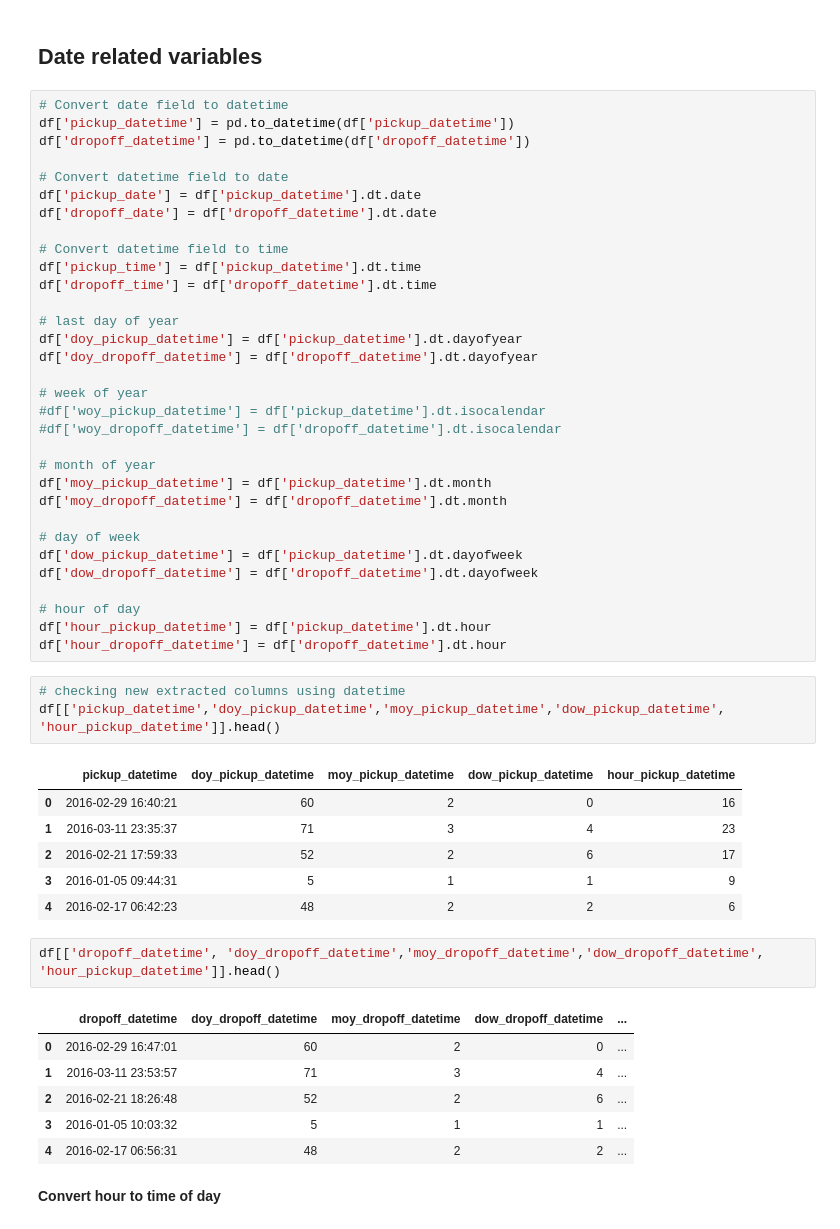
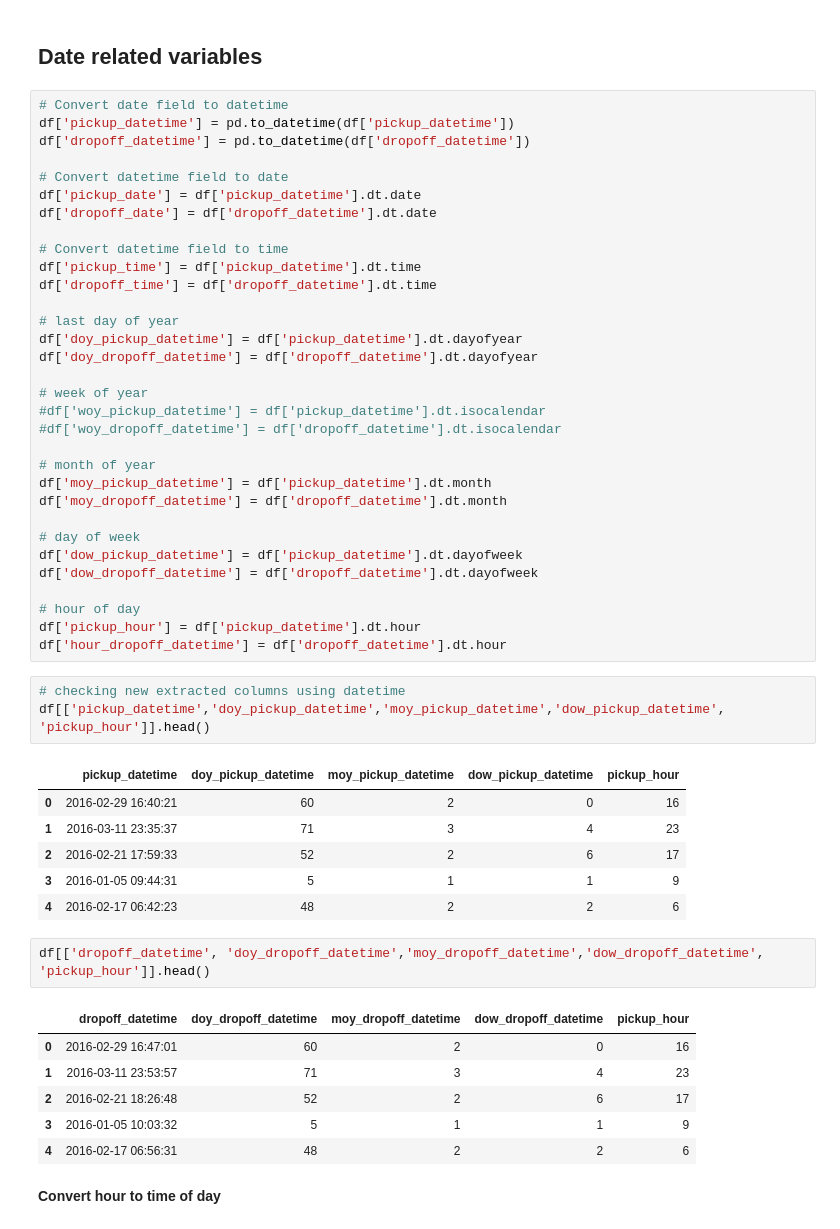
Before and after one commit to namozhdehi/KSR, a Jupyter notebook: NYC_Taxi_EDA.ipynb, the cells around one changed output. Cells and saved outputs as stored; diff of their text form.

```diff
--- a/NYC_Taxi_EDA.ipynb
+++ b/NYC_Taxi_EDA.ipynb
@@ -171,26 +171,26 @@ df['dow_pickup_datetime'] = df['pickup_datetime'].dt.dayofweek
 df['dow_dropoff_datetime'] = df['dropoff_datetime'].dt.dayofweek
 
 # hour of day
-df['hour_pickup_datetime'] = df['pickup_datetime'].dt.hour
+df['pickup_hour'] = df['pickup_datetime'].dt.hour
 df['hour_dropoff_datetime'] = df['dropoff_datetime'].dt.hour
 # %%
 # checking new extracted columns using datetime
-df[['pickup_datetime','doy_pickup_datetime','moy_pickup_datetime','dow_pickup_datetime', 'hour_pickup_datetime']].head()
+df[['pickup_datetime','doy_pickup_datetime','moy_pickup_datetime','dow_pickup_datetime', 'pickup_hour']].head()
 # %% [output]
-|  | pickup_datetime | doy_pickup_datetime | moy_pickup_datetime | dow_pickup_datetime | hour_pickup_datetime |
+|  | pickup_datetime | doy_pickup_datetime | moy_pickup_datetime | dow_pickup_datetime | pickup_hour |
 | 0 | 2016-02-29 16:40:21 | 60 | 2 | 0 | 16 |
 | 1 | 2016-03-11 23:35:37 | 71 | 3 | 4 | 23 |
 | 2 | 2016-02-21 17:59:33 | 52 | 2 | 6 | 17 |
 | 3 | 2016-01-05 09:44:31 | 5 | 1 | 1 | 9 |
 | 4 | 2016-02-17 06:42:23 | 48 | 2 | 2 | 6 |
 # %%
-df[['dropoff_datetime', 'doy_dropoff_datetime','moy_dropoff_datetime','dow_dropoff_datetime', 'hour_pickup_datetime']].head()
+df[['dropoff_datetime', 'doy_dropoff_datetime','moy_dropoff_datetime','dow_dropoff_datetime', 'pickup_hour']].head()
 # %% [output]
-|  | dropoff_datetime | doy_dropoff_datetime | moy_dropoff_datetime | dow_dropoff_datetime | ... |
-| 0 | 2016-02-29 16:47:01 | 60 | 2 | 0 | ... |
-| 1 | 2016-03-11 23:53:57 | 71 | 3 | 4 | ... |
-| 2 | 2016-02-21 18:26:48 | 52 | 2 | 6 | ... |
-| 3 | 2016-01-05 10:03:32 | 5 | 1 | 1 | ... |
-| 4 | 2016-02-17 06:56:31 | 48 | 2 | 2 | ... |
+|  | dropoff_datetime | doy_dropoff_datetime | moy_dropoff_datetime | dow_dropoff_datetime | pickup_hour |
+| 0 | 2016-02-29 16:47:01 | 60 | 2 | 0 | 16 |
+| 1 | 2016-03-11 23:53:57 | 71 | 3 | 4 | 23 |
+| 2 | 2016-02-21 18:26:48 | 52 | 2 | 6 | 17 |
+| 3 | 2016-01-05 10:03:32 | 5 | 1 | 1 | 9 |
+| 4 | 2016-02-17 06:56:31 | 48 | 2 | 2 | 6 |
 # %% [markdown]
 **Convert hour to time of day**
```
Also changed, not shown: parts of 16 cells of this notebook.
